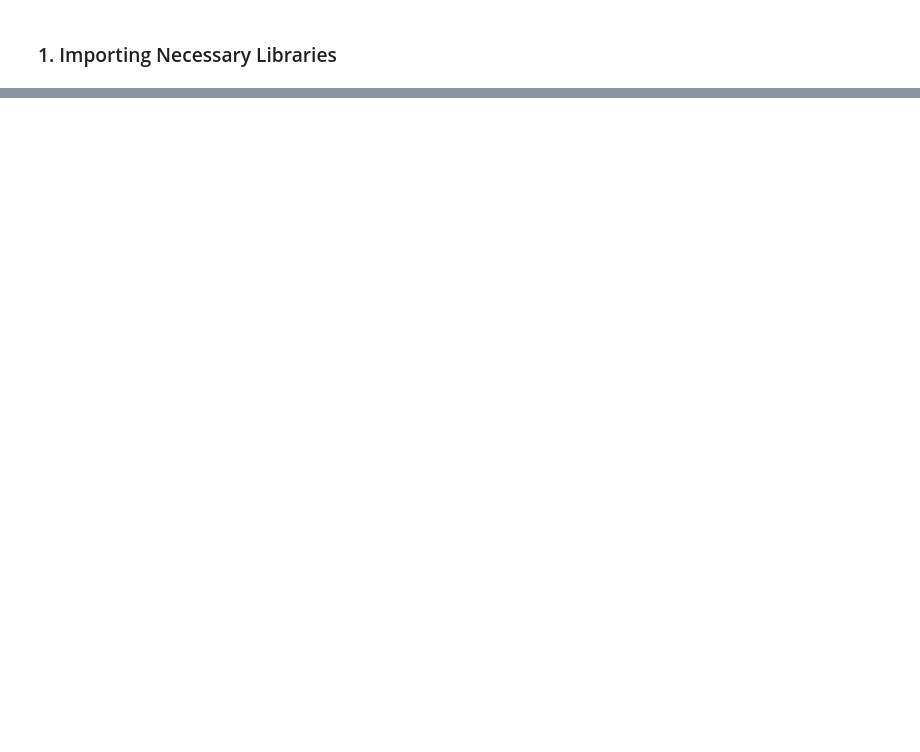
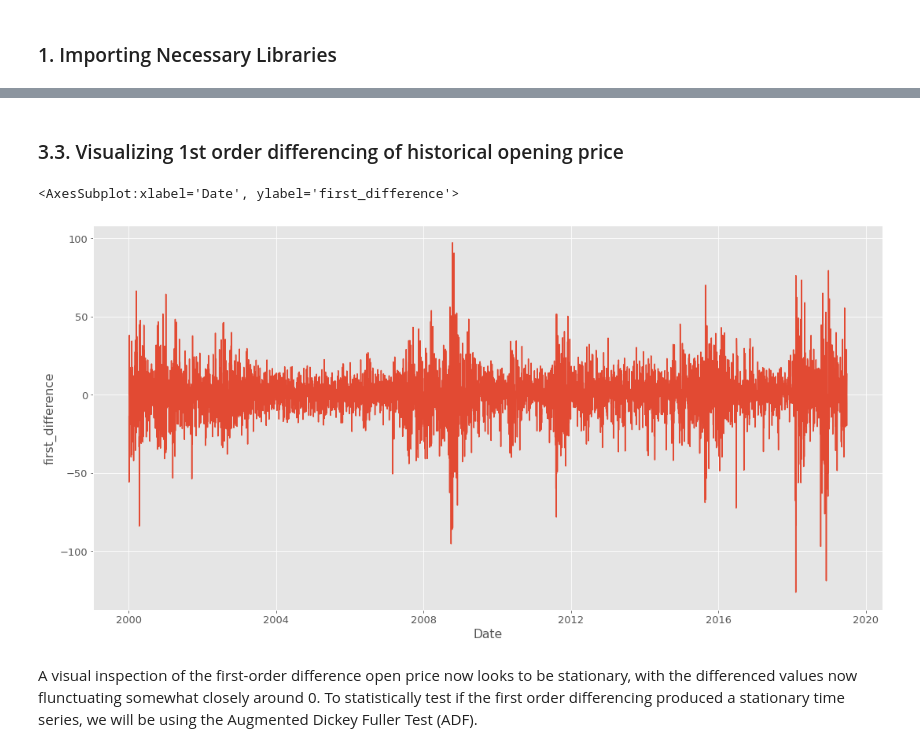
Before and after one commit to Matthewmcsl/datascience-projects, a Jupyter notebook: 1.Preliminary_EDA.ipynb, the cells around one changed output, grey strips where cells are left out. Cells and saved outputs as stored; diff of their text form; code cells hidden in the pictures; blank space fills up the shorter version.

```diff
--- a/1.Preliminary_EDA.ipynb
+++ b/1.Preliminary_EDA.ipynb
@@ -20,0 +136,8 @@ snp500 = yf.download(tickers=['^GSPC'], start='2000-01-03', end='2019-07-01')
+# %%
+snp500_first_differencing = (
+    snp500_backfilled
+    .assign(first_difference=lambda x: x.Open.diff(periods=1))
+    .dropna(axis=0)
+)
+
+snp500_first_differencing.head()
@@ -20,0 +152,9 @@ snp500 = yf.download(tickers=['^GSPC'], start='2000-01-03', end='2019-07-01')
+# %% [markdown]
+### 3.3. Visualizing 1st order differencing of historical opening price
+# %%
+sns.lineplot(data=snp500_first_differencing, x=snp500_first_differencing.index, y='first_difference')
+# %% [output]
+<AxesSubplot:xlabel='Date', ylabel='first_difference'>
+[figure, added]
+# %% [markdown]
+A visual inspection of the first-order difference open price now looks to be stationary, with the differenced values now flunctuating somewhat closely around 0. To statistically test if the first order differencing produced a stationary time series, we will be using the Augmented Dickey Fuller Test (ADF).
```
Also changed, not shown: parts of 23 cells of this notebook, 3 other files.
